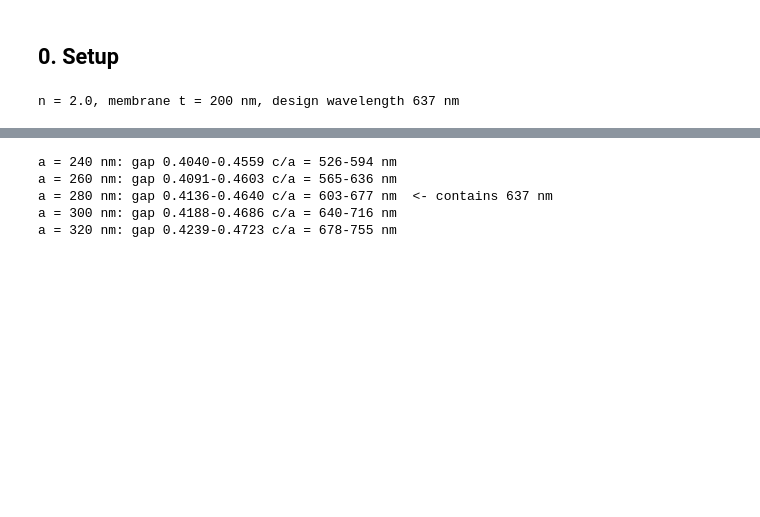
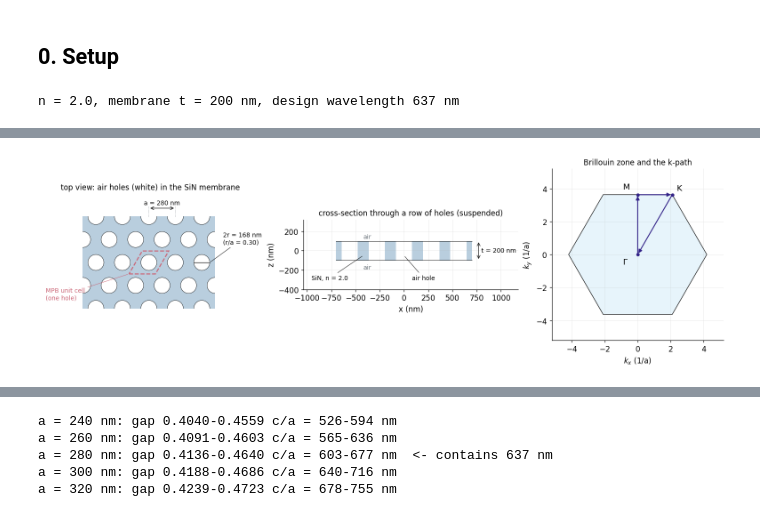
Before and after one commit to ykawaguchi-photonics/photonics-simulation-toolkit, a Jupyter notebook: sin_cavity/notebooks/01_bands_and_mirrors.ipynb, the cells around one changed output, grey strips where cells are left out. Saved outputs shown, nothing was run; the diff lists cells and outputs as text; code cells hidden in the pictures; blank space fills up the shorter version.

```diff
--- a/sin_cavity/notebooks/01_bands_and_mirrors.ipynb
+++ b/sin_cavity/notebooks/01_bands_and_mirrors.ipynb
@@ -69 +117,60 @@ was computed for several a as well as r/a.
+# %%
+# The structure of Section 1: top view of the hole lattice, cross-section of the membrane, and
+# the Brillouin zone whose edge (Gamma-M-K-Gamma) the band diagrams below follow.
+r_show, a_show = 0.30, 0.28                   # r/a and a (um) of the example drawn here
+fig, axes = plt.subplots(1, 3, figsize=(14, 4.4), layout="constrained",
+                         gridspec_kw=dict(width_ratios=[1.25, 1.25, 1]))
+
+ax = axes[0]
+draw_slab_lattice(ax, r_show)
+cell = np.array([[-0.75, -np.sqrt(3) / 4], [0.25, -np.sqrt(3) / 4], [0.75, np.sqrt(3) / 4], [-0.25, np.sqrt(3) / 4]])
+ax.add_patch(Polygon(cell, closed=True, fill=False, ec=style.COLOR_ROSE, lw=1.6, ls="--"))
+y_top = 1.75 + 0.3                             # dimension line for a, above the membrane
+for x0 in (0, 1):
+    ax.plot([x0, x0], [np.sqrt(3), y_top + 0.08], color=style.COLOR_REFERENCE, lw=0.6, ls=":")
+ax.annotate("", (1, y_top), (0, y_top), arrowprops=dict(arrowstyle="<->", color="k", lw=0.8))
+ax.text(0.5, y_top + 0.08, f"a = {a_show * 1e3:.0f} nm", ha="center", va="bottom", fontsize=9)
+ax.plot([2 - r_show, 2 + r_show], [0, 0], color="k", lw=0.8)        # a diameter, drawn inside the hole
+ax.annotate(f"2r = {2 * r_show * a_show * 1e3:.0f} nm\n(r/a = {r_show:.2f})", (2 + r_show, 0), (2.8, 0.9),
+            fontsize=9, va="center", arrowprops=dict(arrowstyle="-", color="k", lw=0.6))
+ax.annotate("MPB unit cell\n(one hole)", (-0.75, -np.sqrt(3) / 4), (-3.9, -1.2), fontsize=9,
+            color=style.COLOR_ROSE, va="center", arrowprops=dict(arrowstyle="-", color=style.COLOR_ROSE, lw=0.6))
+ax.set_xlim(-4.0, 4.1); ax.set_ylim(-2.0, 2.6)
+ax.set_title("top view: air holes (white) in the SiN membrane", fontsize=11)
+
+ax = axes[1]
+t_nm, a_nm, r_nm = pc.T_SLAB * 1e3, a_show * 1e3, r_show * a_show * 1e3
+ax.add_patch(Rectangle((-2.5 * a_nm, -t_nm / 2), 5 * a_nm, t_nm, fc=SIN_FC, ec="none"))
+for i in range(-2, 3):
+    ax.add_patch(Rectangle((i * a_nm - r_nm, -t_nm / 2), 2 * r_nm, t_nm, fc="white", ec="none"))
+ax.plot([-2.5 * a_nm, 2.5 * a_nm], [t_nm / 2] * 2, [-2.5 * a_nm, 2.5 * a_nm], [-t_nm / 2] * 2, color="k", lw=0.6)
+ax.annotate("", (2.75 * a_nm, t_nm / 2), (2.75 * a_nm, -t_nm / 2), arrowprops=dict(arrowstyle="<->", lw=0.8))
+ax.text(2.85 * a_nm, 0, f"t = {t_nm:.0f} nm", va="center", fontsize=9)
+ax.text(-1.5 * a_nm, 0.62 * t_nm, "air", fontsize=9, color=style.COLOR_REFERENCE)
+ax.text(-1.5 * a_nm, -0.95 * t_nm, "air", fontsize=9, color=style.COLOR_REFERENCE)
+ax.annotate(f"SiN, n = {pc.N_SIN:.1f}", (-1.5 * a_nm, -t_nm / 4), (-3.4 * a_nm, -1.5 * t_nm), fontsize=9,
+            arrowprops=dict(arrowstyle="-", lw=0.6))
+ax.annotate("air hole", (0, -t_nm / 4), (0.3 * a_nm, -1.5 * t_nm), fontsize=9,
+            arrowprops=dict(arrowstyle="-", lw=0.6))
+ax.set_xlim(-3.7 * a_nm, 4.2 * a_nm); ax.set_ylim(-2 * t_nm, 1.6 * t_nm); ax.set_aspect("equal")
+ax.set_xlabel("x (nm)"); ax.set_ylabel("z (nm)")
+ax.set_title("cross-section through a row of holes (suspended)", fontsize=11)
+
+ax = axes[2]
+# Brillouin zone of this lattice: hexagon with K on the kx axis and M on the ky axis.
+kK, kM = 4 * np.pi / 3, 2 * np.pi / np.sqrt(3)            # |K| and |M| in 1/a
+ang = np.deg2rad(np.arange(0, 360, 60))
+ax.add_patch(Polygon(np.c_[kK * np.cos(ang), kK * np.sin(ang)], closed=True, fc=style.COLOR_CYAN + "33", ec="k", lw=0.8))
+path = np.array([[0, 0], [0, kM], [kK * np.cos(np.pi / 3), kK * np.sin(np.pi / 3)], [0, 0]])
+for p, q in zip(path[:-1], path[1:]):
+    ax.annotate("", q, p, arrowprops=dict(arrowstyle="-|>", color=style.COLOR_INDIGO, lw=1.4))
+for (x, y), lab, off in zip(path[:3], "ΓMK", ((-0.9, -0.6), (-0.9, 0.35), (0.25, 0.25))):
+    ax.plot(x, y, "o", color=style.COLOR_INDIGO, ms=4)
+    ax.text(x + off[0], y + off[1], lab, fontsize=12)
+ax.set_xlim(-5.2, 5.2); ax.set_ylim(-5.2, 5.2); ax.set_aspect("equal")
+ax.set_xlabel("$k_x$ (1/a)"); ax.set_ylabel("$k_y$ (1/a)")
+ax.set_title("Brillouin zone and the k-path", fontsize=11)
+plt.show()
+# %% [output]
+[figure, added]
 # %%
```
Also changed, not shown: parts of 14 cells of this notebook, 17 other files.
